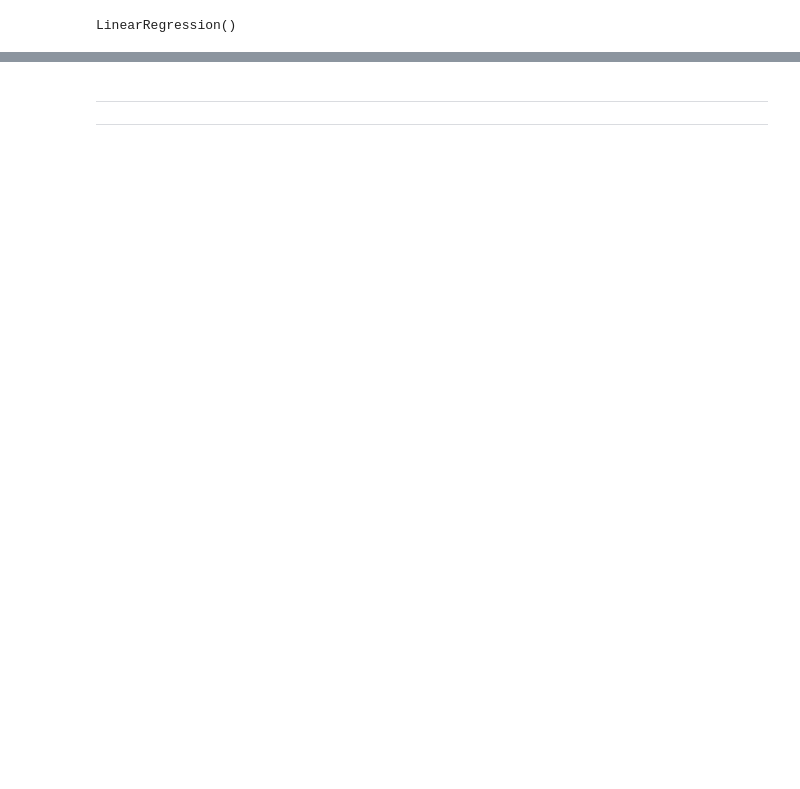
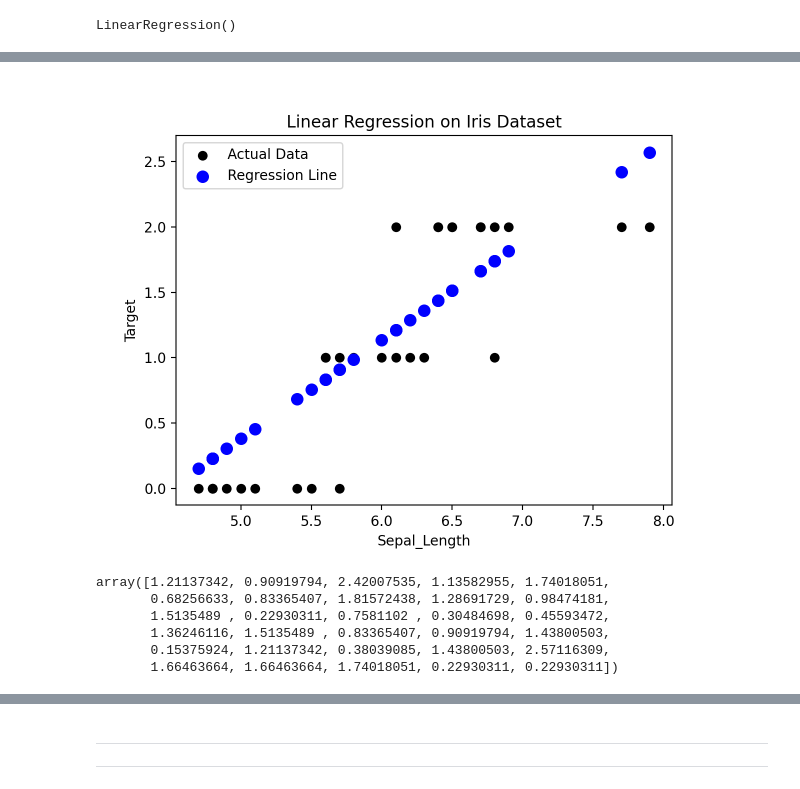
Before and after one commit to VCurry20/MachineLearning_Statistics, a Jupyter notebook: Project.ipynb, the cells around one changed output, grey strips where cells are left out. Cells and saved outputs as stored; diff of their text form; code cells hidden in the pictures; blank space fills up the shorter version.

```diff
--- a/Project.ipynb
+++ b/Project.ipynb
@@ -853,0 +876,4 @@ y= df['sepal_length']
+# %%
+y = df['target']
+
+y
@@ -854,7 +893,7 @@ y= df['sepal_length']
 # %%
 # split the data for testing using scikit_learn module [8]
 
-X_train, X_test, y_train, y_test = train_test_split(X, y, test_size= 0.33, random_state= 101)
+X_train, X_test, y_train, y_test = train_test_split(X, y, test_size=0.2, random_state=42)
 
 # this breaks up the data in to testing or training data
 # random state shuffles the data
@@ -875,9 +914,7 @@ y test (50,)
 lr = LinearRegression()
 # %%
 # Training/Fitting the Model
-linreg = lr.fit(X_train, y_train)
-
-linreg
+lr.fit(X_train, y_train)
 # %% [output]
 LinearRegression()
 # %%
@@ -920,4 +945,0 @@ Name: 6, dtype: float64
-# %%
-pred = lr.predict(X_test)
-print('Predicted Sepal Length (cm):', pred[0])
-print('Actual Sepal Length (cm):', 4.6)
@@ -963,0 +1006,27 @@ which is lower than the error rate.
+# %%
+# Plot our data to compare
+
+plt.scatter(X_test, y_test, color='black', label='Actual Data')
+plt.scatter(X_test, pred, color='blue', linewidth=3, label='Regression Line')
+
+# Add labels and a legend
+plt.xlabel('Sepal_Length')
+plt.ylabel('Target')
+plt.title('Linear Regression on Iris Dataset')
+plt.legend()
+
+# Display the plot
+plt.show()
+# %% [output]
+[figure, added]
+# %%
+# print pred
+
+pred
+# %% [output]
+array([1.21137342, 0.90919794, 2.42007535, 1.13582955, 1.74018051,
+       0.68256633, 0.83365407, 1.81572438, 1.28691729, 0.98474181,
+       1.5135489 , 0.22930311, 0.7581102 , 0.30484698, 0.45593472,
+       1.36246116, 1.5135489 , 0.83365407, 0.90919794, 1.43800503,
+       0.15375924, 1.21137342, 0.38039085, 1.43800503, 2.57116309,
+       1.66463664, 1.66463664, 1.74018051, 0.22930311, 0.22930311])
```
Also changed, not shown: parts of 49 cells of this notebook, 1 other file.
